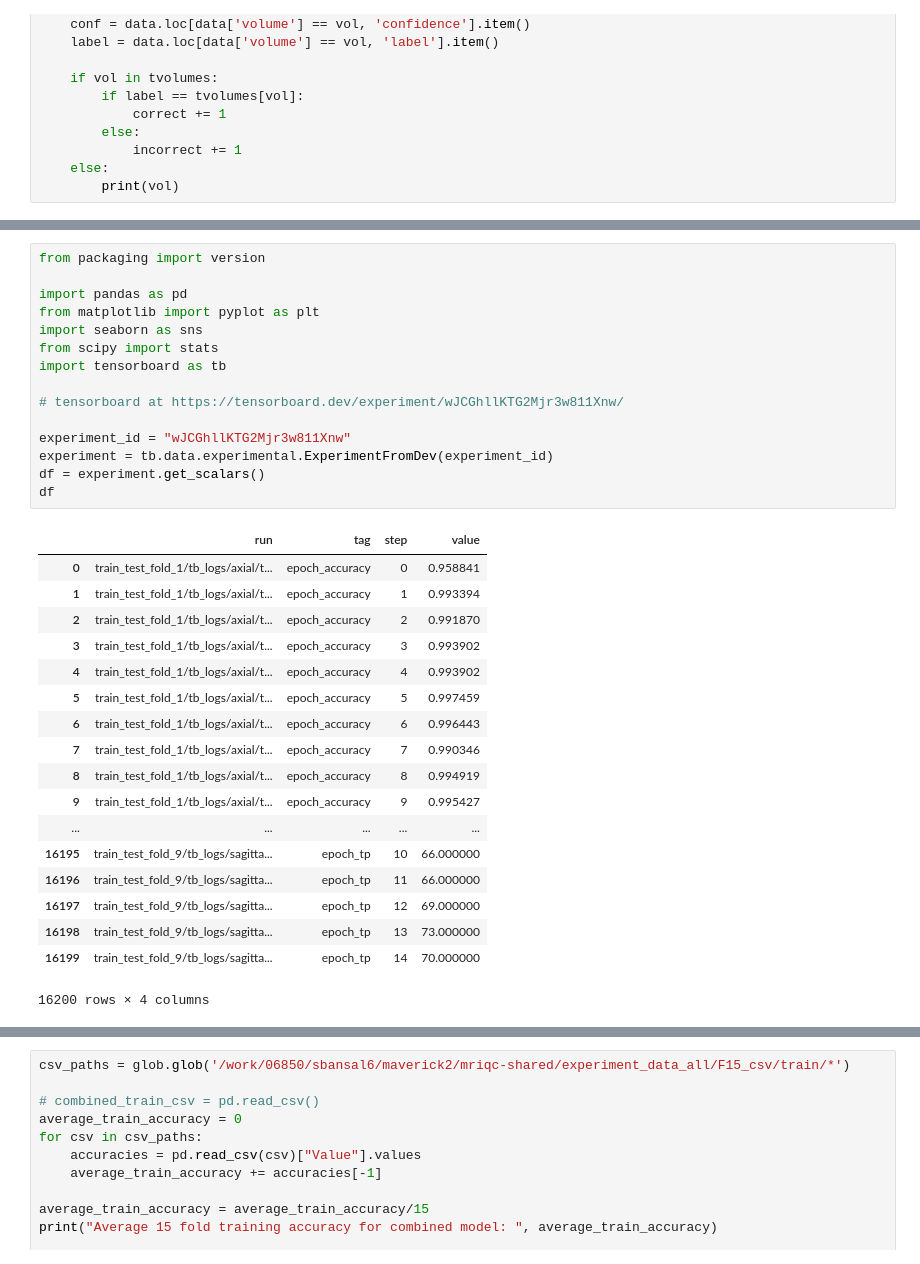
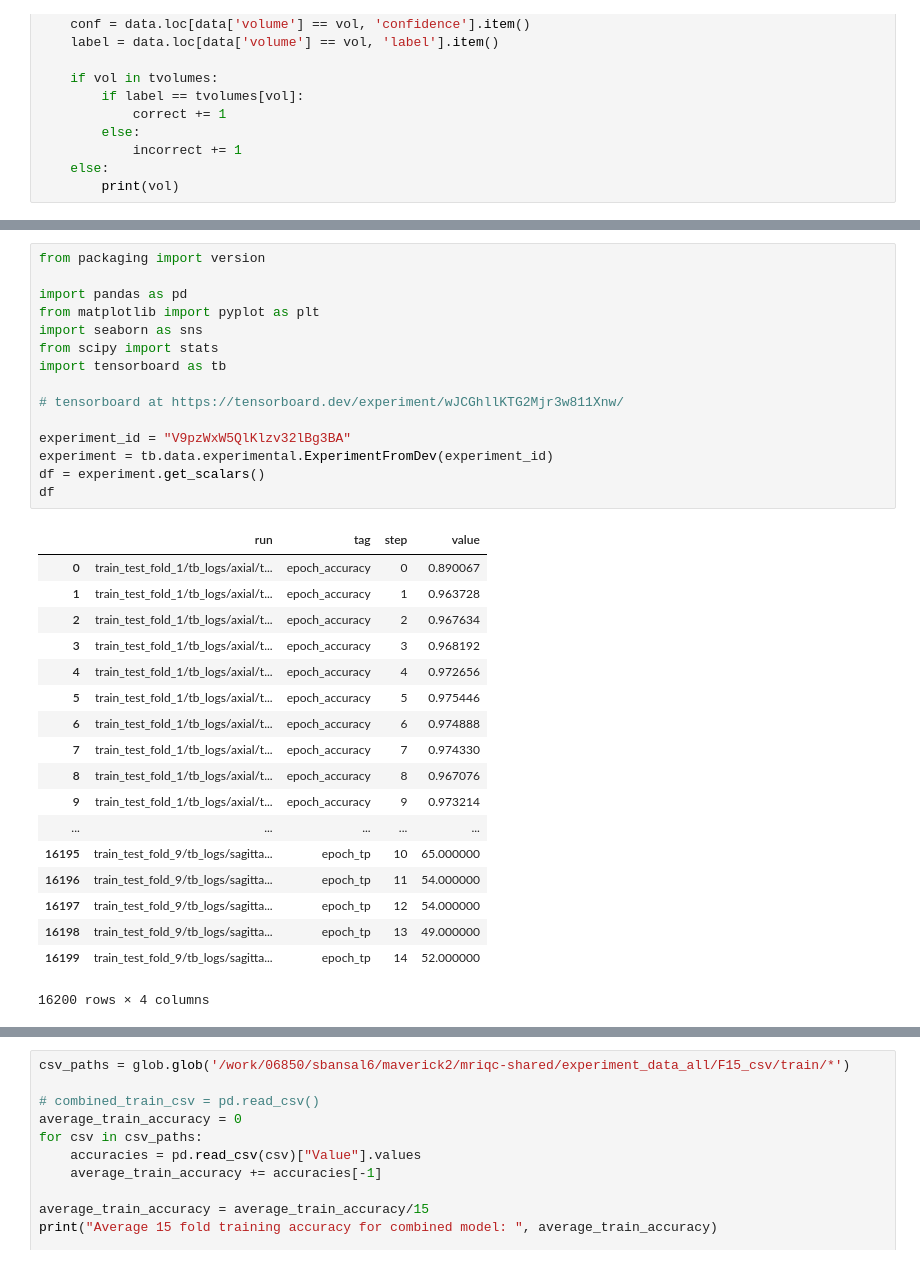
Before and after one commit to nipreps/nondefaced-detector, a Jupyter notebook: examples/playground.ipynb, the cells around one changed output, grey strips where cells are left out. Saved outputs shown, nothing was run; the diff lists cells and outputs as text.

```diff
--- a/examples/playground.ipynb
+++ b/examples/playground.ipynb
@@ -1945,35 +1939,35 @@ You should consider upgrading via the '/work/06850/sbansal6/anaconda3/bin/python
 # %%
 from packaging import version
 
 import pandas as pd
 from matplotlib import pyplot as plt
 import seaborn as sns
 from scipy import stats
 import tensorboard as tb
 
 # tensorboard at https://tensorboard.dev/experiment/wJCGhllKTG2Mjr3w811Xnw/
 
-experiment_id = "wJCGhllKTG2Mjr3w811Xnw"
+experiment_id = "V9pzWxW5QlKlzv32lBg3BA"
 experiment = tb.data.experimental.ExperimentFromDev(experiment_id)
 df = experiment.get_scalars()
 df
 # %% [output]
 |  | run | tag | step | value |
-| 0 | train_test_fold_1/tb_logs/axial/t... | epoch_accuracy | 0 | 0.958841 |
-| 1 | train_test_fold_1/tb_logs/axial/t... | epoch_accuracy | 1 | 0.993394 |
-| 2 | train_test_fold_1/tb_logs/axial/t... | epoch_accuracy | 2 | 0.991870 |
-| 3 | train_test_fold_1/tb_logs/axial/t... | epoch_accuracy | 3 | 0.993902 |
-| 4 | train_test_fold_1/tb_logs/axial/t... | epoch_accuracy | 4 | 0.993902 |
-| 5 | train_test_fold_1/tb_logs/axial/t... | epoch_accuracy | 5 | 0.997459 |
-| 6 | train_test_fold_1/tb_logs/axial/t... | epoch_accuracy | 6 | 0.996443 |
-| 7 | train_test_fold_1/tb_logs/axial/t... | epoch_accuracy | 7 | 0.990346 |
-| 8 | train_test_fold_1/tb_logs/axial/t... | epoch_accuracy | 8 | 0.994919 |
-| 9 | train_test_fold_1/tb_logs/axial/t... | epoch_accuracy | 9 | 0.995427 |
+| 0 | train_test_fold_1/tb_logs/axial/t... | epoch_accuracy | 0 | 0.890067 |
+| 1 | train_test_fold_1/tb_logs/axial/t... | epoch_accuracy | 1 | 0.963728 |
+| 2 | train_test_fold_1/tb_logs/axial/t... | epoch_accuracy | 2 | 0.967634 |
+| 3 | train_test_fold_1/tb_logs/axial/t... | epoch_accuracy | 3 | 0.968192 |
+| 4 | train_test_fold_1/tb_logs/axial/t... | epoch_accuracy | 4 | 0.972656 |
+| 5 | train_test_fold_1/tb_logs/axial/t... | epoch_accuracy | 5 | 0.975446 |
+| 6 | train_test_fold_1/tb_logs/axial/t... | epoch_accuracy | 6 | 0.974888 |
+| 7 | train_test_fold_1/tb_logs/axial/t... | epoch_accuracy | 7 | 0.974330 |
+| 8 | train_test_fold_1/tb_logs/axial/t... | epoch_accuracy | 8 | 0.967076 |
+| 9 | train_test_fold_1/tb_logs/axial/t... | epoch_accuracy | 9 | 0.973214 |
 | ... | ... | ... | ... | ... |
-| 16195 | train_test_fold_9/tb_logs/sagitta... | epoch_tp | 10 | 66.000000 |
-| 16196 | train_test_fold_9/tb_logs/sagitta... | epoch_tp | 11 | 66.000000 |
-| 16197 | train_test_fold_9/tb_logs/sagitta... | epoch_tp | 12 | 69.000000 |
-| 16198 | train_test_fold_9/tb_logs/sagitta... | epoch_tp | 13 | 73.000000 |
-| 16199 | train_test_fold_9/tb_logs/sagitta... | epoch_tp | 14 | 70.000000 |
+| 16195 | train_test_fold_9/tb_logs/sagitta... | epoch_tp | 10 | 65.000000 |
+| 16196 | train_test_fold_9/tb_logs/sagitta... | epoch_tp | 11 | 54.000000 |
+| 16197 | train_test_fold_9/tb_logs/sagitta... | epoch_tp | 12 | 54.000000 |
+| 16198 | train_test_fold_9/tb_logs/sagitta... | epoch_tp | 13 | 49.000000 |
+| 16199 | train_test_fold_9/tb_logs/sagitta... | epoch_tp | 14 | 52.000000 |
 16200 rows × 4 columns
 # %%
```
Also changed, not shown: parts of 23 cells of this notebook, 3 other files.
